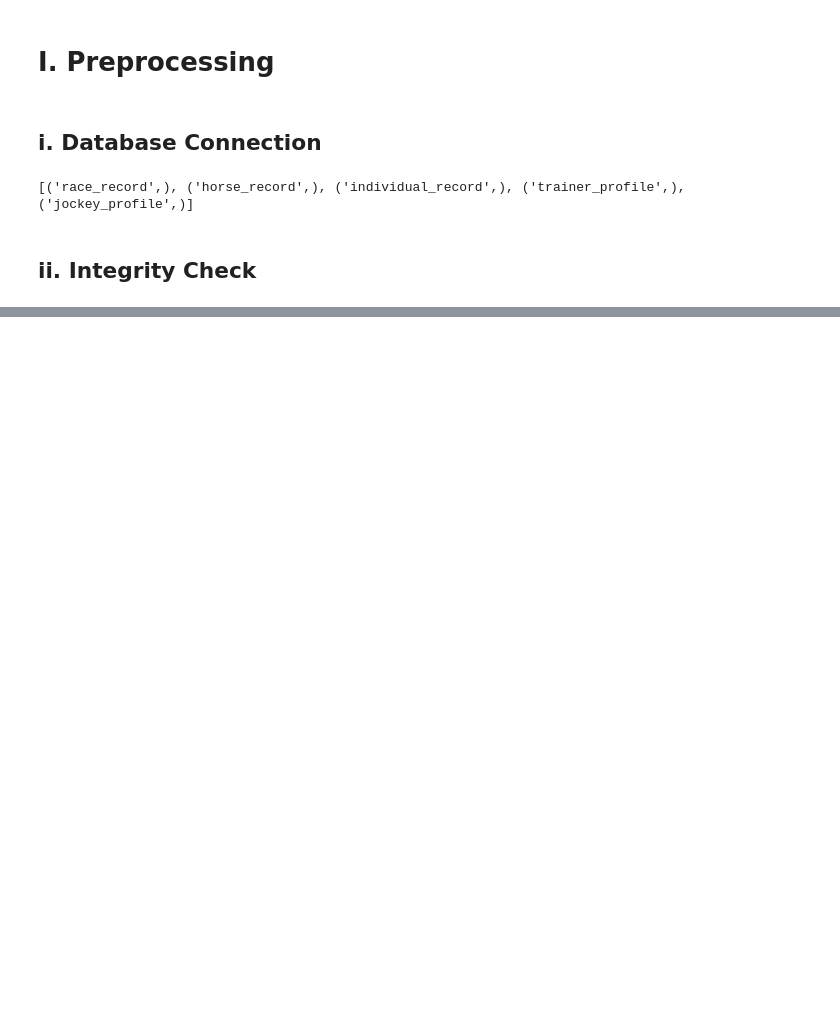
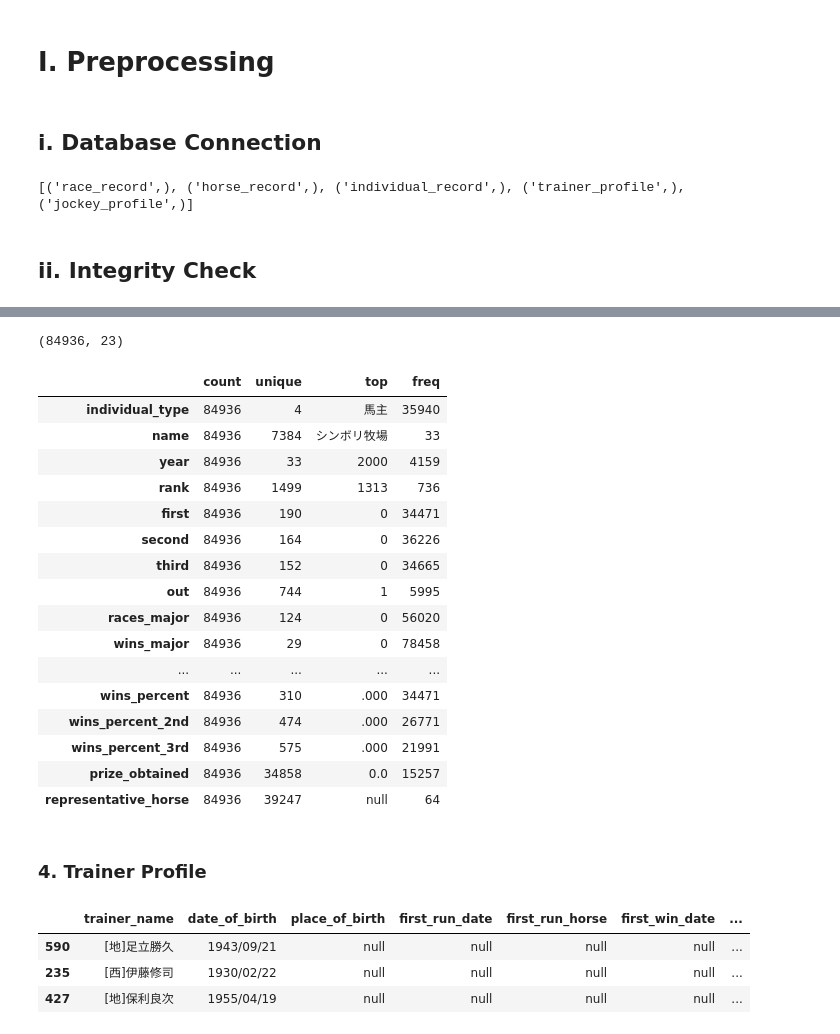
Before and after one commit to terryluzj/ba-fyp-sports-analytics, a Jupyter notebook: analysis/Horse Racing.ipynb, the cells around one changed output, grey strips where cells are left out. Cells and saved outputs as stored; diff of their text form; code cells hidden in the pictures; blank space fills up the shorter version.

```diff
--- a/analysis/Horse Racing.ipynb
+++ b/analysis/Horse Racing.ipynb
@@ -63,0 +119,33 @@ race_count_df.groupby(['run_date', 'place']).count().sample(n=10)
+# %%
+# Snapshot of tha race_record dataframe
+print(individual_df.shape)
+individual_df.describe().T
+# %% [output]
+(84936, 23)
+|  | count | unique | top | freq |
+| individual_type | 84936 | 4 | 馬主 | 35940 |
+| name | 84936 | 7384 | シンボリ牧場 | 33 |
+| year | 84936 | 33 | 2000 | 4159 |
+| rank | 84936 | 1499 | 1313 | 736 |
+| first | 84936 | 190 | 0 | 34471 |
+| second | 84936 | 164 | 0 | 36226 |
+| third | 84936 | 152 | 0 | 34665 |
+| out | 84936 | 744 | 1 | 5995 |
+| races_major | 84936 | 124 | 0 | 56020 |
+| wins_major | 84936 | 29 | 0 | 78458 |
+| ... | ... | ... | ... | ... |
+| wins_percent | 84936 | 310 | .000 | 34471 |
+| wins_percent_2nd | 84936 | 474 | .000 | 26771 |
+| wins_percent_3rd | 84936 | 575 | .000 | 21991 |
+| prize_obtained | 84936 | 34858 | 0.0 | 15257 |
+| representative_horse | 84936 | 39247 | null | 64 |
+# %% [markdown]
+### 4. Trainer Profile
+# %%
+# Check the data columns
+trainer_df.sample(n=3)
+# %% [output]
+|  | trainer_name | date_of_birth | place_of_birth | first_run_date | first_run_horse | first_win_date | ... |
+| 590 | [地]足立勝久 | 1943/09/21 | null | null | null | null | ... |
+| 235 | [西]伊藤修司 | 1930/02/22 | null | null | null | null | ... |
+| 427 | [地]保利良次 | 1955/04/19 | null | null | null | null | ... |
```
Also changed, not shown: parts of 14 cells of this notebook.
